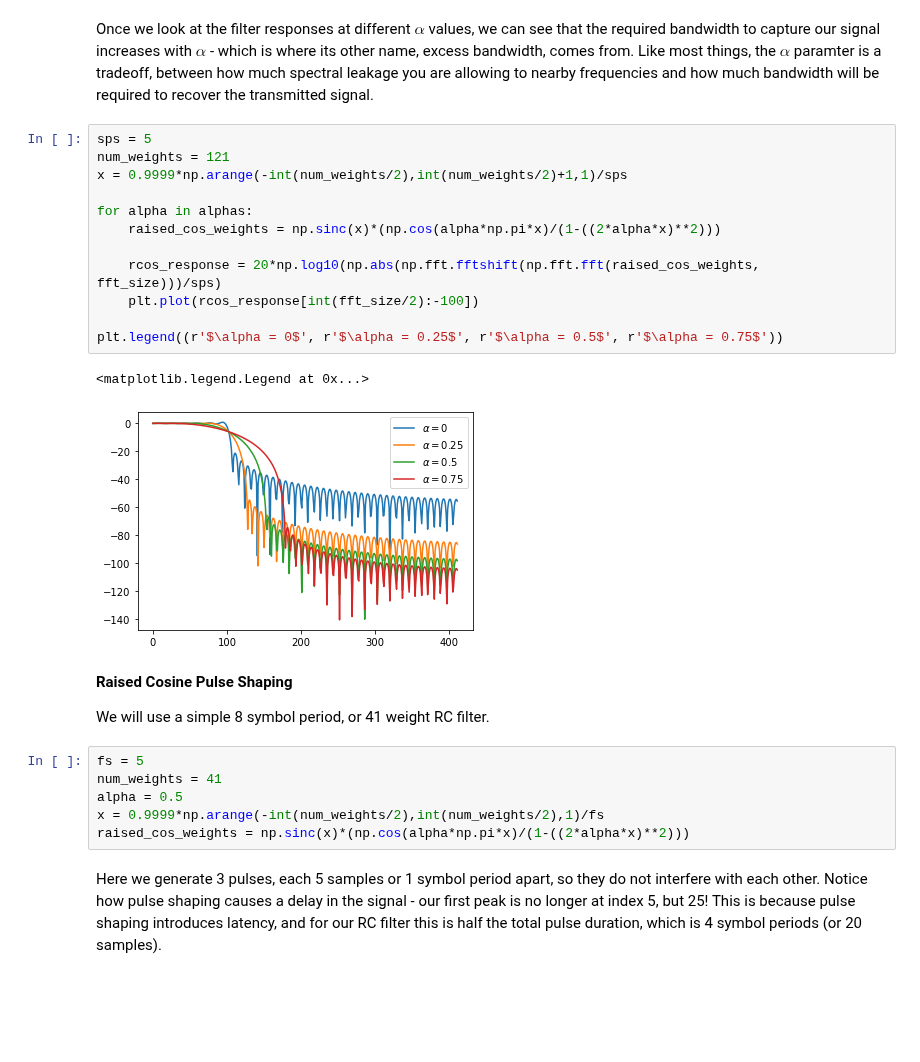
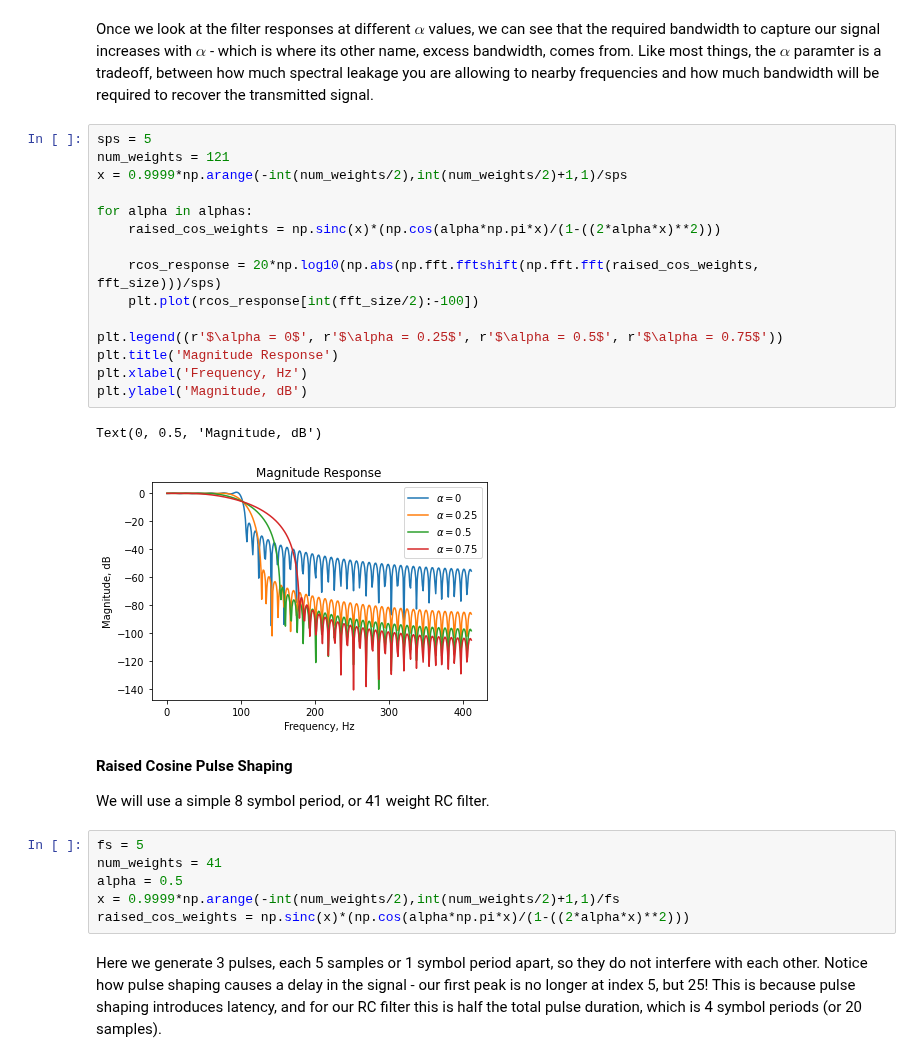
Before and after one commit to strath-sdr/dsp_notebooks, a Jupyter notebook: notebooks/baseband_modulation/02_pulse_shaping.ipynb, the cells around one changed output. Saved outputs shown, nothing was run; the diff lists cells and outputs as text; blank space fills up the shorter version.

```diff
--- a/notebooks/baseband_modulation/02_pulse_shaping.ipynb
+++ b/notebooks/baseband_modulation/02_pulse_shaping.ipynb
@@ -215,18 +248,21 @@ Once we look at the filter responses at different $\alpha$ values, we can see th
 # %%
 sps = 5
 num_weights = 121
 x = 0.9999*np.arange(-int(num_weights/2),int(num_weights/2)+1,1)/sps
 
 for alpha in alphas:
     raised_cos_weights = np.sinc(x)*(np.cos(alpha*np.pi*x)/(1-((2*alpha*x)**2)))
 
     rcos_response = 20*np.log10(np.abs(np.fft.fftshift(np.fft.fft(raised_cos_weights, fft_size)))/sps)
     plt.plot(rcos_response[int(fft_size/2):-100])
 
 plt.legend((r'$\alpha = 0$', r'$\alpha = 0.25$', r'$\alpha = 0.5$', r'$\alpha = 0.75$'))
+plt.title('Magnitude Response')
+plt.xlabel('Frequency, Hz')
+plt.ylabel('Magnitude, dB')
 # %% [output]
-<matplotlib.legend.Legend at 0x...>
+Text(0, 0.5, 'Magnitude, dB')
-[figure, old version]
+[figure, new version]
 # %% [markdown]
 **Raised Cosine Pulse Shaping**
 
@@ -235,7 +271,7 @@ We will use a simple 8 symbol period, or 41 weight RC filter.
 fs = 5
 num_weights = 41
 alpha = 0.5
-x = 0.9999*np.arange(-int(num_weights/2),int(num_weights/2),1)/fs
+x = 0.9999*np.arange(-int(num_weights/2),int(num_weights/2)+1,1)/fs
 raised_cos_weights = np.sinc(x)*(np.cos(alpha*np.pi*x)/(1-((2*alpha*x)**2)))
 # %% [markdown]
 Here we generate 3 pulses, each 5 samples or 1 symbol period apart, so they do not interfere with each other. Notice how pulse shaping causes a delay in the signal - our first peak is no longer at index 5, but 25! This is because pulse shaping introduces latency, and for our RC filter this is half the total pulse duration, which is 4 symbol periods (or 20 samples).
```
Also changed, not shown: parts of 26 cells of this notebook, 1 other file.
